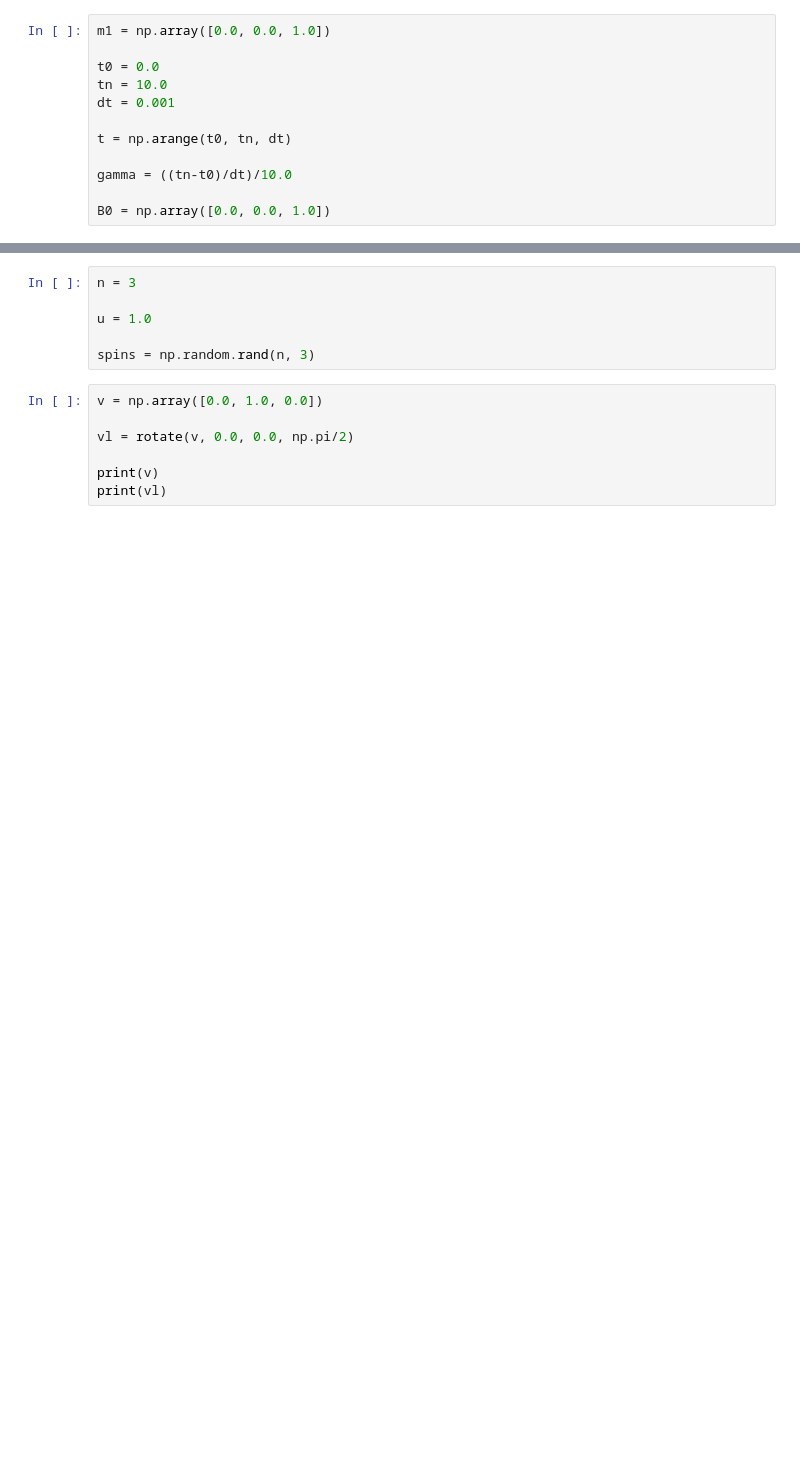
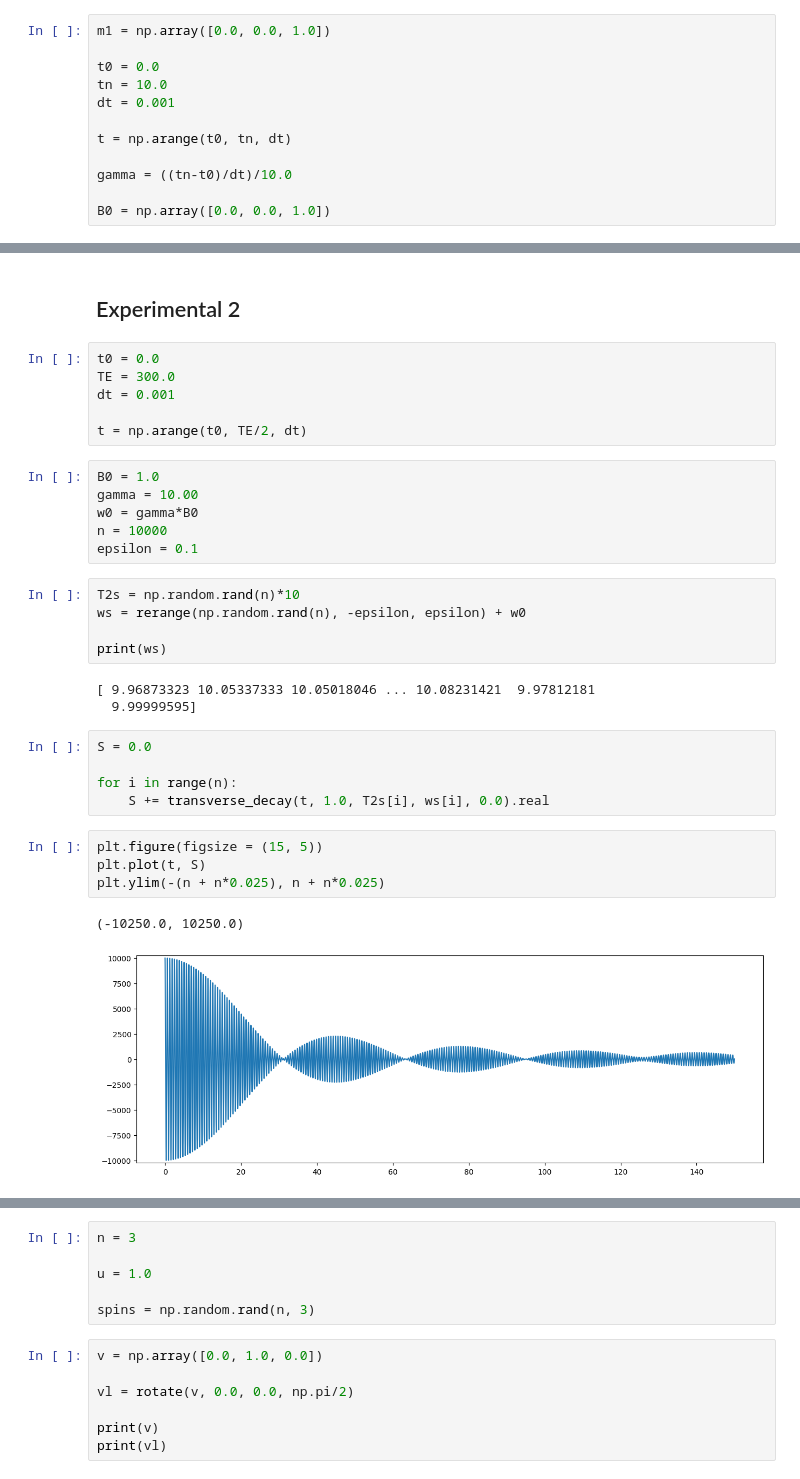
Before and after one commit to JoaoDell/MRI-study, a Jupyter notebook: examples/spin_echo_sim/spin_echo.ipynb, the cells around one changed output, grey strips where cells are left out. Drawn from its saved outputs; the diff is of its cells as text; blank space fills up the shorter version.

```diff
--- a/examples/spin_echo_sim/spin_echo.ipynb
+++ b/examples/spin_echo_sim/spin_echo.ipynb
@@ -166,0 +170,34 @@ B0 = np.array([0.0, 0.0, 1.0])
+# %% [markdown]
+## Experimental 2
+# %%
+t0 = 0.0
+TE = 300.0
+dt = 0.001
+
+t = np.arange(t0, TE/2, dt)
+# %%
+B0 = 1.0
+gamma = 10.00
+w0 = gamma*B0
+n = 10000
+epsilon = 0.1
+# %%
+T2s = np.random.rand(n)*10
+ws = rerange(np.random.rand(n), -epsilon, epsilon) + w0
+
+print(ws)
+# %% [output]
+[ 9.96873323 10.05337333 10.05018046 ... 10.08231421  9.97812181
+  9.99999595]
+# %%
+S = 0.0
+
+for i in range(n):
+    S += transverse_decay(t, 1.0, T2s[i], ws[i], 0.0).real
+# %%
+plt.figure(figsize = (15, 5))
+plt.plot(t, S)
+plt.ylim(-(n + n*0.025), n + n*0.025)
+# %% [output]
+(-10250.0, 10250.0)
+[figure, added]
```
Also changed, not shown: parts of 7 cells of this notebook.
